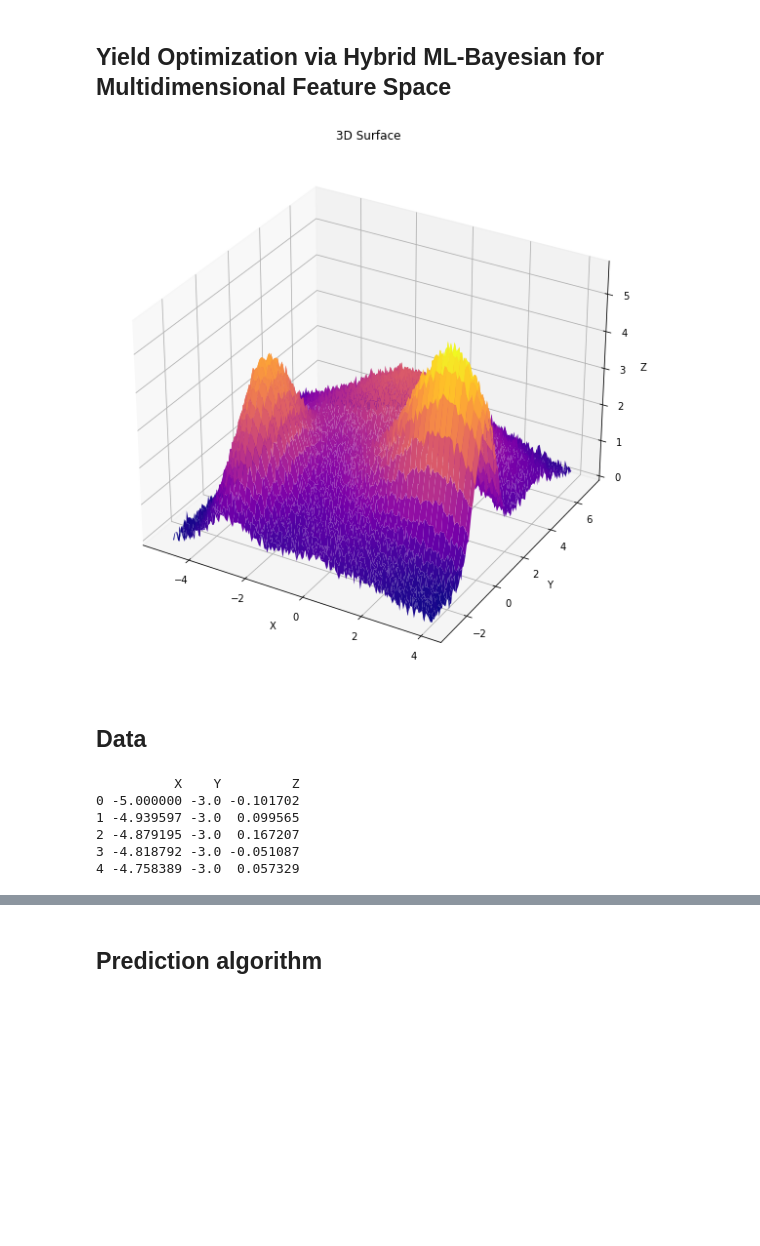
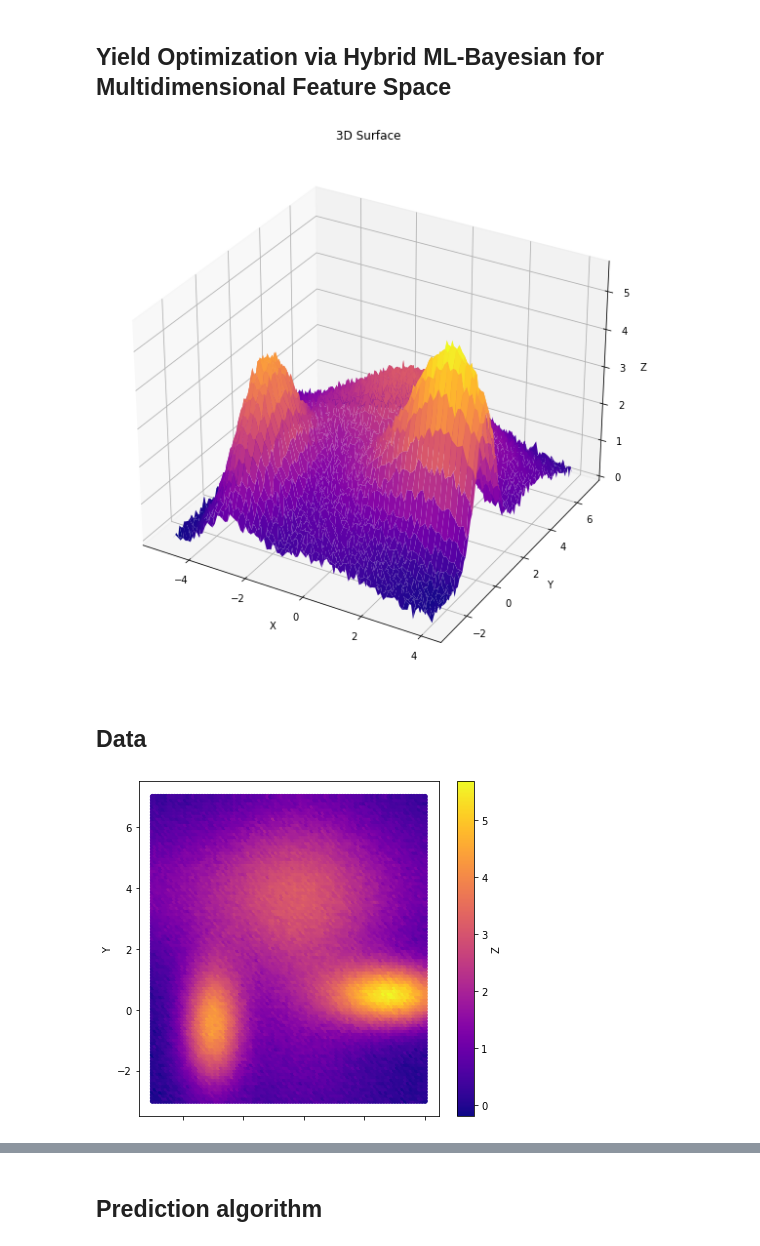
Before and after one commit to mmortazavi/productionOptimization, a Jupyter notebook: prodOptBO-3D.ipynb, the cells around one changed output, grey strips where cells are left out. Drawn from its saved outputs; the diff is of its cells as text; code cells hidden in the pictures; blank space fills up the shorter version.

```diff
--- a/prodOptBO-3D.ipynb
+++ b/prodOptBO-3D.ipynb
@@ -89,35 +89,35 @@ def generate_3d_data(xmin, xmax, ymin, ymax, line_mesh):
     # A list of the Gaussian parameters: x0, y0, xalpha, yalpha, A
     gprms = [(0, 2, 2.5, 5.4, 1.5),
             (-1, 4, 6, 2.5, 1.8),
             (-3, -0.5, 1, 2, 4),
             (3, 0.5, 2, 1, 5)
             ]
 
     # Standard deviation of normally-distributed noise to add in generating
     # our test function to fit.
     noise_sigma = 0.1
 
     # The function to be fit is Z.
     Z = np.zeros(X.shape)
     for p in gprms:
         Z += gaussian(X, Y, *p)
     Z += noise_sigma * np.random.randn(*Z.shape)
 
     return X, Y, Z
 
-X, Y, Z = generate_3d_data(-5, 4, -3, 7, 150)
+X, Y, Z = generate_3d_data(-5, 4, -3, 7, 100)
 # Plot the 3D figure of the fitted function and the residuals.
 fig = plt.figure(figsize=(10, 10))
 ax = fig.gca(projection='3d')
 ax.plot_surface(X, Y, Z, cmap='plasma')
 ax.set_zlim(0,np.max(Z))
 ax.set_xlabel('X')
 ax.set_ylabel('Y')
 ax.set_zlabel('Z')
 ax.set_title('3D Surface')
 plt.show();
 # %% [output]
-[figure, old version]
+[figure, new version]
 # %% [markdown]
 ## Data
 # %%
@@ -130,15 +130,12 @@ df['Z'] = Z.reshape(-1, )
 df['X'] = df['X'].astype(float)
 df['Y'] = df['Y'].astype(float)
 df['Z'] = df['Z'].astype(float)
-# %%
-print(df.head())
-# %% [output]
-          X    Y         Z
-0 -5.000000 -3.0 -0.101702
-1 -4.939597 -3.0  0.099565
-2 -4.879195 -3.0  0.167207
-3 -4.818792 -3.0 -0.051087
-4 -4.758389 -3.0  0.057329
+# %%
+df.plot(kind='scatter', x='X', y='Y', c='Z', cmap='plasma', figsize=(6,5))
+plt.tight_layout()
+plt.show()
+# %% [output]
+[figure, added]
 # %%
 df.describe()
 # %% [output]
```
Also changed, not shown: parts of 11 cells of this notebook, 2 other files.
